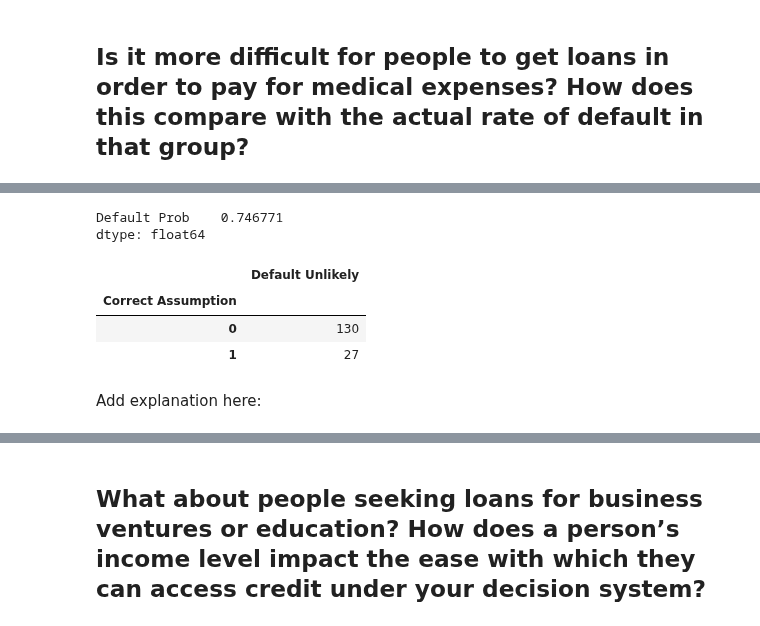
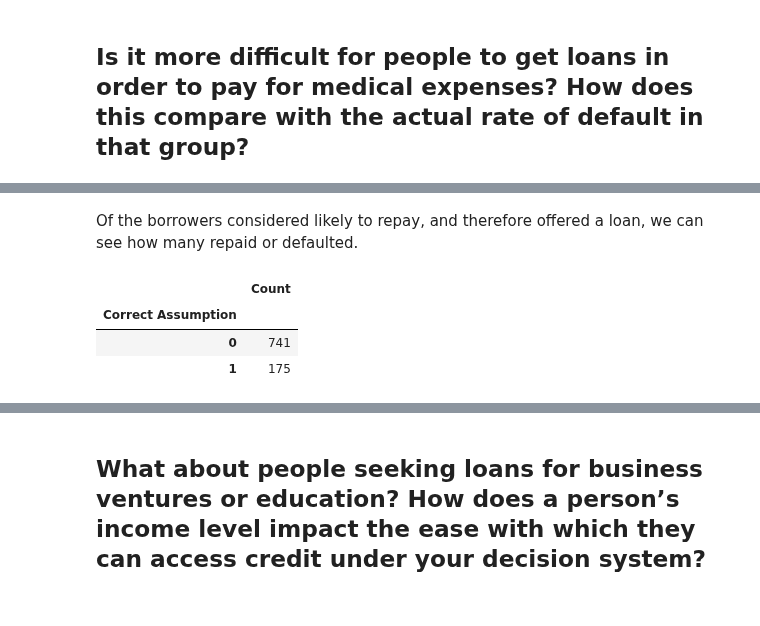
Before and after one commit to lucasf46/lucasf46.github.io, a Jupyter notebook: posts/BlogPost2/BlogPost2-2.ipynb, the cells around one changed output, grey strips where cells are left out. Saved outputs shown, nothing was run; the diff lists cells and outputs as text; code cells hidden in the pictures.

```diff
--- a/posts/BlogPost2/BlogPost2-2.ipynb
+++ b/posts/BlogPost2/BlogPost2-2.ipynb
@@ -313,27 +360,19 @@ After grouping the borrowers into age brackets, we can see that a borrower in th
+# %%
+# Filtering for people who were given loans based on the model
+PredDefaultMedical = Medical_analysis[Medical_analysis["Default Unlikely"] == 1]
+# %% [markdown]
+Of the borrowers considered likely to repay, and therefore offered a loan, we can see how many repaid or defaulted.
 # %%
-# Create a data frame with the individuals with medical loan intent
-Medical_analysis = X_test[X_test["loan_intent_MEDICAL"]]
+# Filter for people who were predicted to repay but defaulted
+#ActualDefaultMedical = PredDefaultMedical[PredDefaultMedical["Correct Assumption"] == 0]
+# Generate summary table to show number of borrowers with
+#summary_table4 = PredDefaultMedical.groupby("Correct Assumption").agg({'Default Unlikely': 'count'})
+summary_table4 = PredDefaultMedical.groupby("Correct Assumption").agg({"Correct Assumption": "count"})
+summary_table4.columns = ["Count"]
 
-# Filtering for people who were given loans, because the probability of not defaulting was above a certain threshold
-PredDefaultMedical = Medical_analysis[Medical_analysis["Default Unlikely"] == 0]
-ActualDefaultMedical = PredDefaultMedical[PredDefaultMedical["Correct Assumption"] == 1]
-
-# Filter to find average predicted probability
-AvgMedicalProb = Medical_analysis.agg({"Default Prob" : "mean"})
-
-# Generate summary table to show number of borrowers with
-summary_table4 = PredDefaultMedical.groupby("Correct Assumption").agg({'Default Unlikely': 'count'})
+summary_table4
+# %% [output]
+|  | Count |
+| Correct Assumption |  |
+| 0 | 741 |
+| 1 | 175 |
-# %%
-AvgMedicalProb
-# %% [output]
-Default Prob    0.746771
-dtype: float64
-# %%
-summary_table4
-# %% [output]
-|  | Default Unlikely |
-| Correct Assumption |  |
-| 0 | 130 |
-| 1 | 27 |
-# %% [markdown]
-Add explanation here:
```
Also changed, not shown: parts of 29 cells of this notebook, 5 other files.
